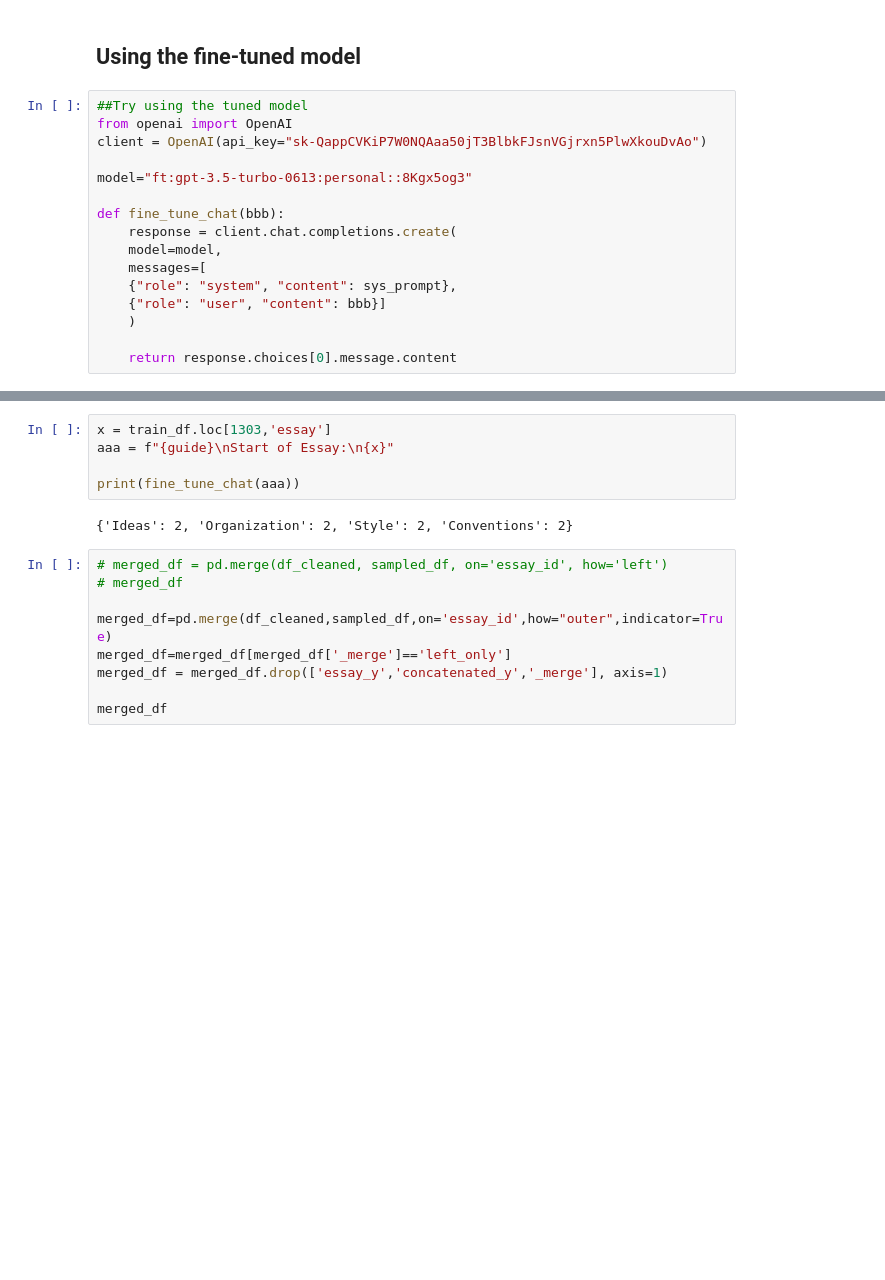
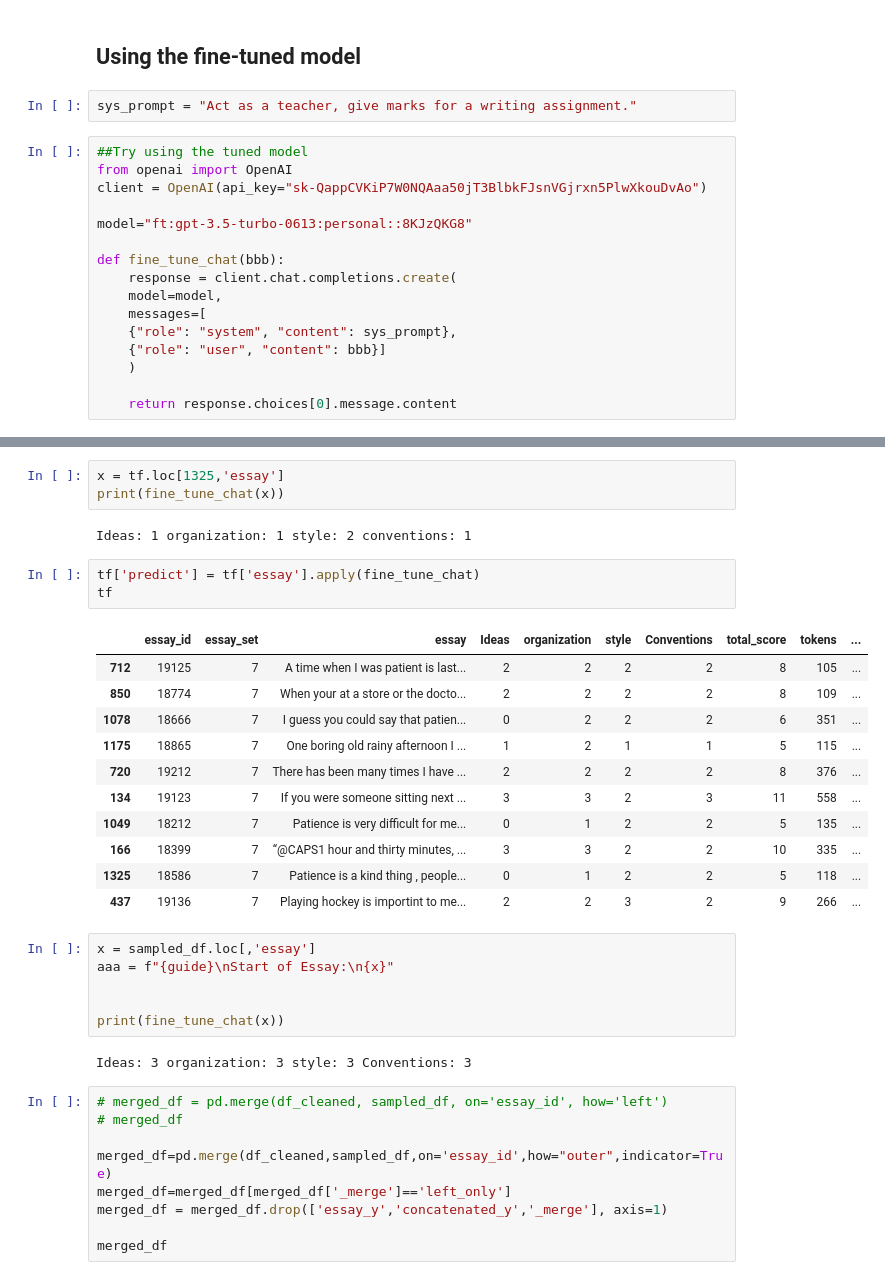
Before and after one commit to GetomG/fluffy-fishstick, a Jupyter notebook: Mock-2.ipynb, the cells around one changed output, grey strips where cells are left out. Cells and saved outputs as stored; diff of their text form; blank space fills up the shorter version.

Commit message:
change_sample

```diff
--- a/Mock-2.ipynb
+++ b/Mock-2.ipynb
@@ -266,12 +337,14 @@ job.hyperparameters: Hyperparameters(n_epochs=7, batch_size=1, learning_rate_mul
 --------------------------------------------------
 # %% [markdown]
 ## Using the fine-tuned model
+# %%
+sys_prompt = "Act as a teacher, give marks for a writing assignment."
 # %%
 ##Try using the tuned model
 from openai import OpenAI
 client = OpenAI(api_key="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")
 
-model="ft:gpt-3.5-turbo-0613:personal::8Kgx5og3"
+model="ft:gpt-3.5-turbo-0613:personal::8KJzQKG8"
 
 def fine_tune_chat(bbb):
     response = client.chat.completions.create(
@@ -296,10 +373,31 @@ sampled_df
+# %%
+x = tf.loc[1325,'essay']
+print(fine_tune_chat(x))
+# %% [output]
+Ideas: 1 organization: 1 style: 2 conventions: 1
+# %%
+tf['predict'] = tf['essay'].apply(fine_tune_chat)
+tf
+# %% [output]
+|  | essay_id | essay_set | essay | Ideas | organization | style | Conventions | total_score | tokens | ... |
+| 712 | 19125 | 7 | A time when I was patient is last... | 2 | 2 | 2 | 2 | 8 | 105 | ... |
+| 850 | 18774 | 7 | When your at a store or the docto... | 2 | 2 | 2 | 2 | 8 | 109 | ... |
+| 1078 | 18666 | 7 | I guess you could say that patien... | 0 | 2 | 2 | 2 | 6 | 351 | ... |
+| 1175 | 18865 | 7 | One boring old rainy afternoon I ... | 1 | 2 | 1 | 1 | 5 | 115 | ... |
+| 720 | 19212 | 7 | There has been many times I have ... | 2 | 2 | 2 | 2 | 8 | 376 | ... |
+| 134 | 19123 | 7 | If you were someone sitting next ... | 3 | 3 | 2 | 3 | 11 | 558 | ... |
+| 1049 | 18212 | 7 | Patience is very difficult for me... | 0 | 1 | 2 | 2 | 5 | 135 | ... |
+| 166 | 18399 | 7 | “@CAPS1 hour and thirty minutes, ... | 3 | 3 | 2 | 2 | 10 | 335 | ... |
+| 1325 | 18586 | 7 | Patience is a kind thing , people... | 0 | 1 | 2 | 2 | 5 | 118 | ... |
+| 437 | 19136 | 7 | Playing hockey is importint to me... | 2 | 2 | 3 | 2 | 9 | 266 | ... |
 # %%
-x = train_df.loc[1303,'essay']
+x = sampled_df.loc[,'essay']
 aaa = f"{guide}\nStart of Essay:\n{x}"
 
-print(fine_tune_chat(aaa))
+
+print(fine_tune_chat(x))
 # %% [output]
-{'Ideas': 2, 'Organization': 2, 'Style': 2, 'Conventions': 2}
+Ideas: 3 organization: 3 style: 3 Conventions: 3
 # %%
 # merged_df = pd.merge(df_cleaned, sampled_df, on='essay_id', how='left')
 # merged_df
```
Also changed, not shown: parts of 17 cells of this notebook.
